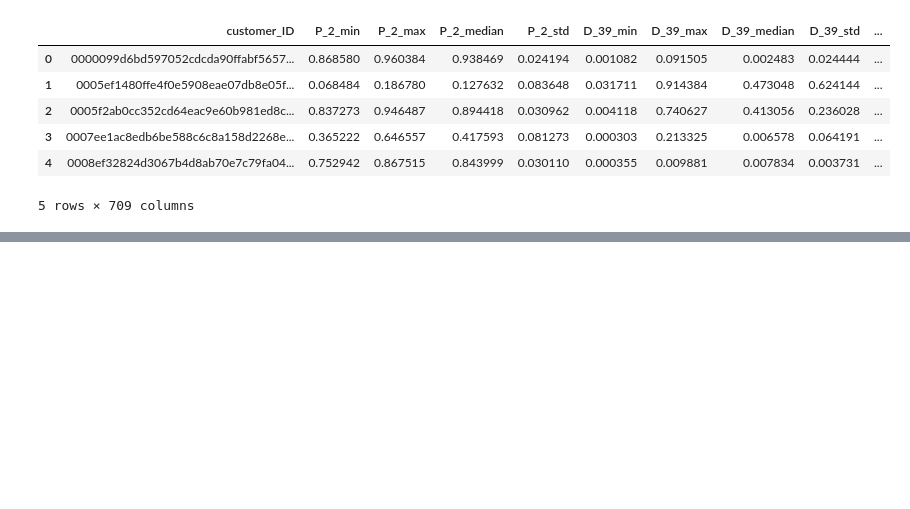
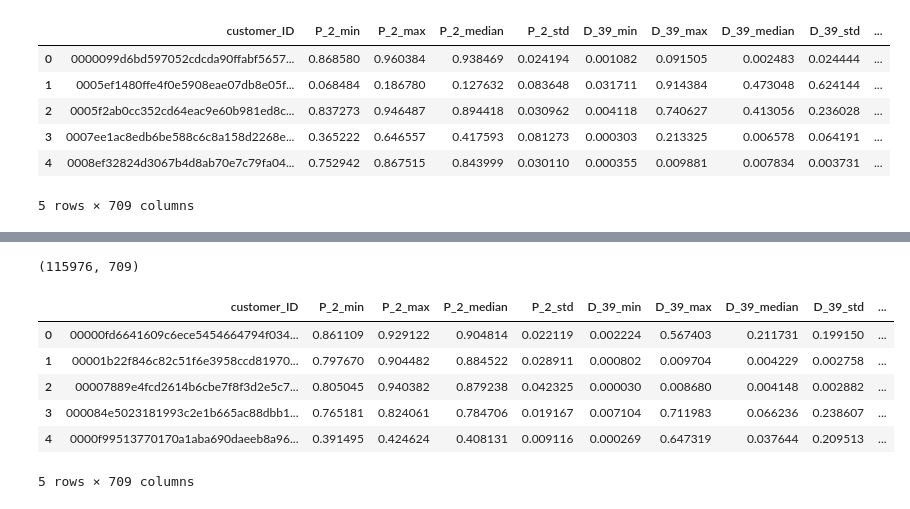
Before and after one commit to We-Need-More-RAM/amex_default_prediction, a Jupyter notebook: notebooks/ak/boosting.ipynb, the cells around one changed output, grey strips where cells are left out. Drawn from its saved outputs; the diff is of its cells as text; code cells hidden in the pictures; blank space fills up the shorter version.

```diff
--- a/notebooks/ak/boosting.ipynb
+++ b/notebooks/ak/boosting.ipynb
@@ -356,0 +472,15 @@ bst = lgb.train(param, train_data, num_round)
+# %%
+for col in numerical_columns:
+    mini = valid_df.groupby('customer_ID')[col].min()
+    maxi = valid_df.groupby('customer_ID')[col].max()
+    med = valid_df.groupby('customer_ID')[col].median()
+    std = valid_df.groupby('customer_ID')[col].std()
+
+    stats2 = pd.DataFrame({f'{col}_min': mini, f'{col}_max': maxi,
+                       f'{col}_median': med, f'{col}_std': std})
+
+    stats2.reset_index(drop=True, inplace=True)
+    X_valid.reset_index(drop=True, inplace=True)
+
+    X_valid = pd.concat([X_valid, stats2], axis=1)
+    print('{} complete'.format(col))
@@ -356,0 +505,14 @@ bst = lgb.train(param, train_data, num_round)
+# %%
+X_valid.shape
+# %% [output]
+(115976, 709)
+# %%
+X_valid.head()
+# %% [output]
+|  | customer_ID | P_2_min | P_2_max | P_2_median | P_2_std | D_39_min | D_39_max | D_39_median | D_39_std | ... |
+| 0 | 00000fd6641609c6ece5454664794f034... | 0.861109 | 0.929122 | 0.904814 | 0.022119 | 0.002224 | 0.567403 | 0.211731 | 0.199150 | ... |
+| 1 | 00001b22f846c82c51f6e3958ccd81970... | 0.797670 | 0.904482 | 0.884522 | 0.028911 | 0.000802 | 0.009704 | 0.004229 | 0.002758 | ... |
+| 2 | 00007889e4fcd2614b6cbe7f8f3d2e5c7... | 0.805045 | 0.940382 | 0.879238 | 0.042325 | 0.000030 | 0.008680 | 0.004148 | 0.002882 | ... |
+| 3 | 000084e5023181993c2e1b665ac88dbb1... | 0.765181 | 0.824061 | 0.784706 | 0.019167 | 0.007104 | 0.711983 | 0.066236 | 0.238607 | ... |
+| 4 | 0000f99513770170a1aba690daeeb8a96... | 0.391495 | 0.424624 | 0.408131 | 0.009116 | 0.000269 | 0.647319 | 0.037644 | 0.209513 | ... |
+5 rows × 709 columns
```
Also changed, not shown: parts of 34 cells of this notebook, 2 other files.
